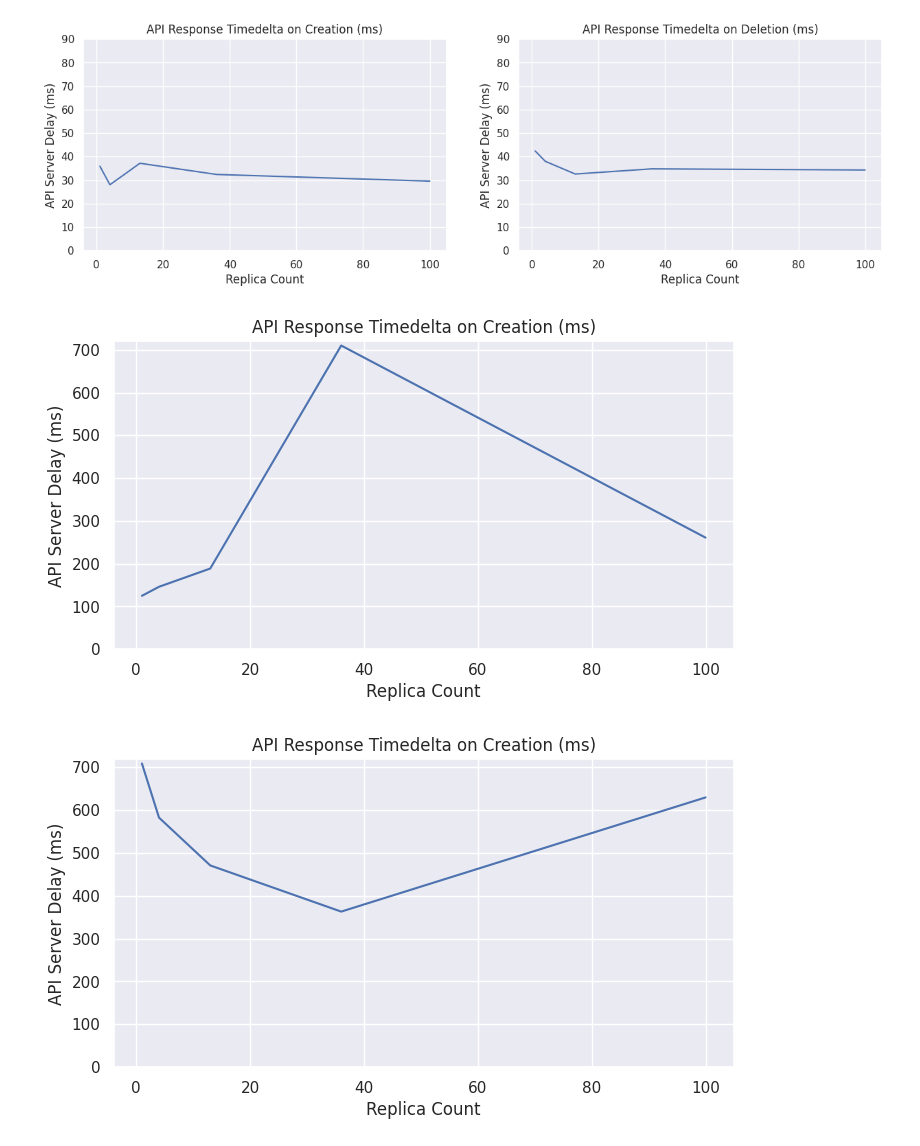
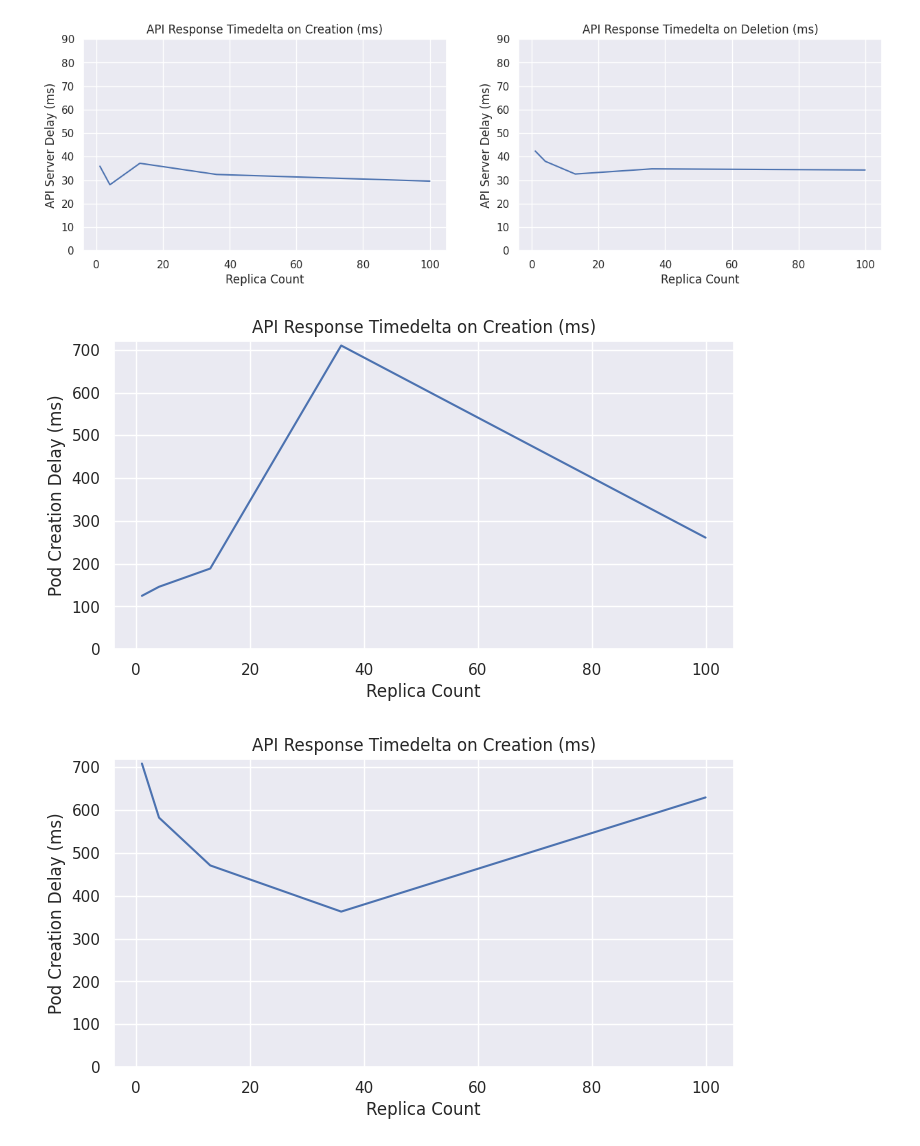
Before and after one commit to ubombar/kubernetes-federation-experiments, a Jupyter notebook: analysis.ipynb, the cells around one changed output. Cells and saved outputs as stored; diff of their text form; code cells hidden in the pictures.

```diff
--- a/analysis.ipynb
+++ b/analysis.ipynb
@@ -30,6 +30,9 @@ def read_feather(filename):
     dataframe["deployment_delta"] = dataframe.event_deleted_at - dataframe.event_created_at
     dataframe["deployment_delta_ms"] = dataframe.deployment_delta.map(lambda x: x.microseconds / 1000)
 
+    dataframe["experiment_delta"] = dataframe.before_cooldown_timestamp - dataframe.before_create_timestamp
+    dataframe["experiment_delta_ms"] = dataframe.experiment_delta.map(lambda x: x.microseconds / 1000)
+
     return dataframe
 
 native_kwok_df = read_feather("./saved_experiments/native_kwok_20230228_010850.feather")
@@ -69,21 +72,21 @@ draw_api_deltas_ms(native_minikube_df)
 # %%
 def draw_deployment_deltas_ms(dataframe: pd.DataFrame):
     means = dataframe.groupby(["replicas"]).mean(numeric_only=True)
     max_delay = max(*means.deployment_delta_ms) + 10
     # max_delay = 90 # Override
 
     plt.figure(figsize=(8, 4))
     # plt.subplot(1, 1, 1)
     plt.plot(means.index, means.deployment_delta_ms)
     plt.ylim(0, max_delay)
     plt.title("API Response Timedelta on Creation (ms)")
     plt.xlabel("Replica Count")
-    plt.ylabel("API Server Delay (ms)")
+    plt.ylabel("Pod Creation Delay (ms)")
 
     plt.show()
 
 draw_deployment_deltas_ms(native_kwok_df)
 draw_deployment_deltas_ms(native_minikube_df)
 # %% [output]
-[figure, old version]
+[figure, new version]
-[figure, old version]
+[figure, new version]
```
Also changed, not shown: parts of 1 cell of this notebook.
